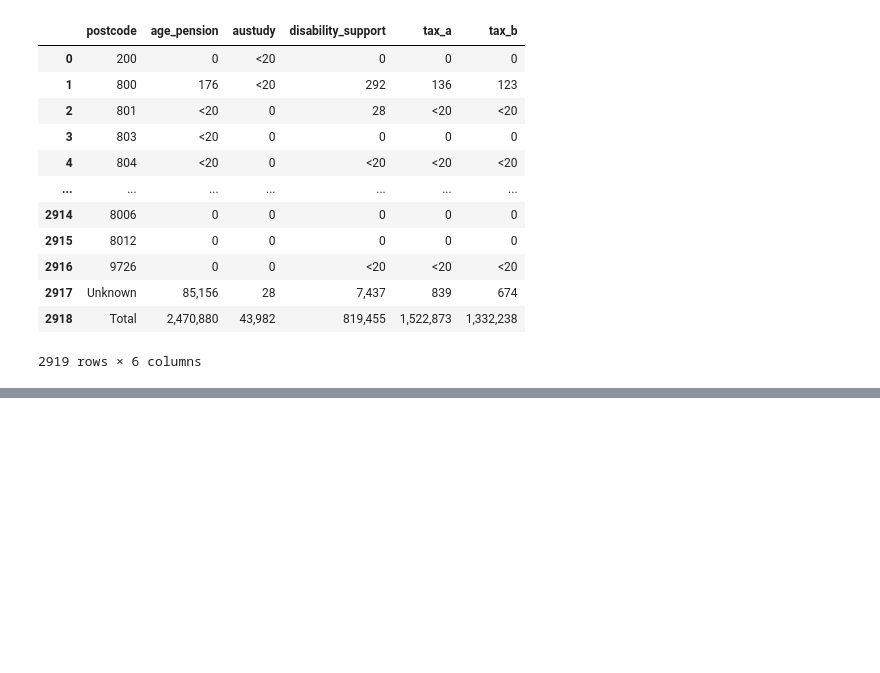
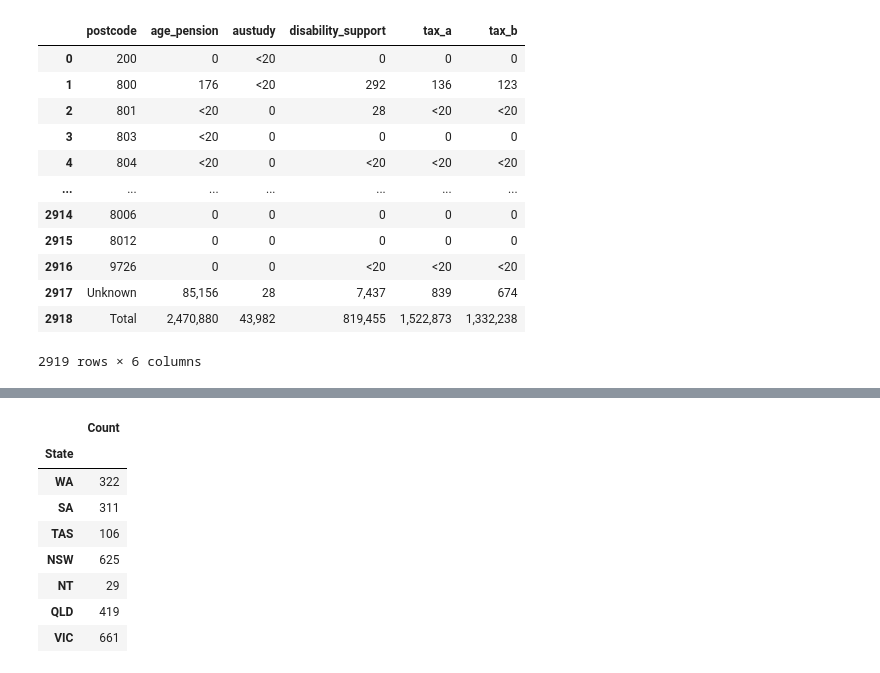
Before and after one commit to lilysmith23/etl_project, a Jupyter notebook: updated_notebook.ipynb, the cells around one changed output, grey strips where cells are left out. Saved outputs shown, nothing was run; the diff lists cells and outputs as text; code cells hidden in the pictures; blank space fills up the shorter version.

```diff
--- a/updated_notebook.ipynb
+++ b/updated_notebook.ipynb
@@ -329,0 +357,22 @@ dss_pga_df
+# %%
+#Count number of postcodes in each state
+counts_df.at[0,"start_char"]="WA"
+counts_df.at[1,"start_char"]="SA"
+counts_df.at[2,"start_char"]="TAS"
+counts_df.at[3,"start_char"]="NSW"
+counts_df.at[4,"start_char"]="NT"
+counts_df.at[5,"start_char"]="QLD"
+counts_df.at[6,"start_char"]="VIC"
+counts_df = counts_df.rename(columns={'start_char': 'State', 'count': 'Count'})
+counts_df = counts_df.set_index('State', drop=True)
+counts_df
+# %% [output]
+|  | Count |
+| State |  |
+| WA | 322 |
+| SA | 311 |
+| TAS | 106 |
+| NSW | 625 |
+| NT | 29 |
+| QLD | 419 |
+| VIC | 661 |
```
Also changed, not shown: parts of 4 cells of this notebook, 1 other file.
